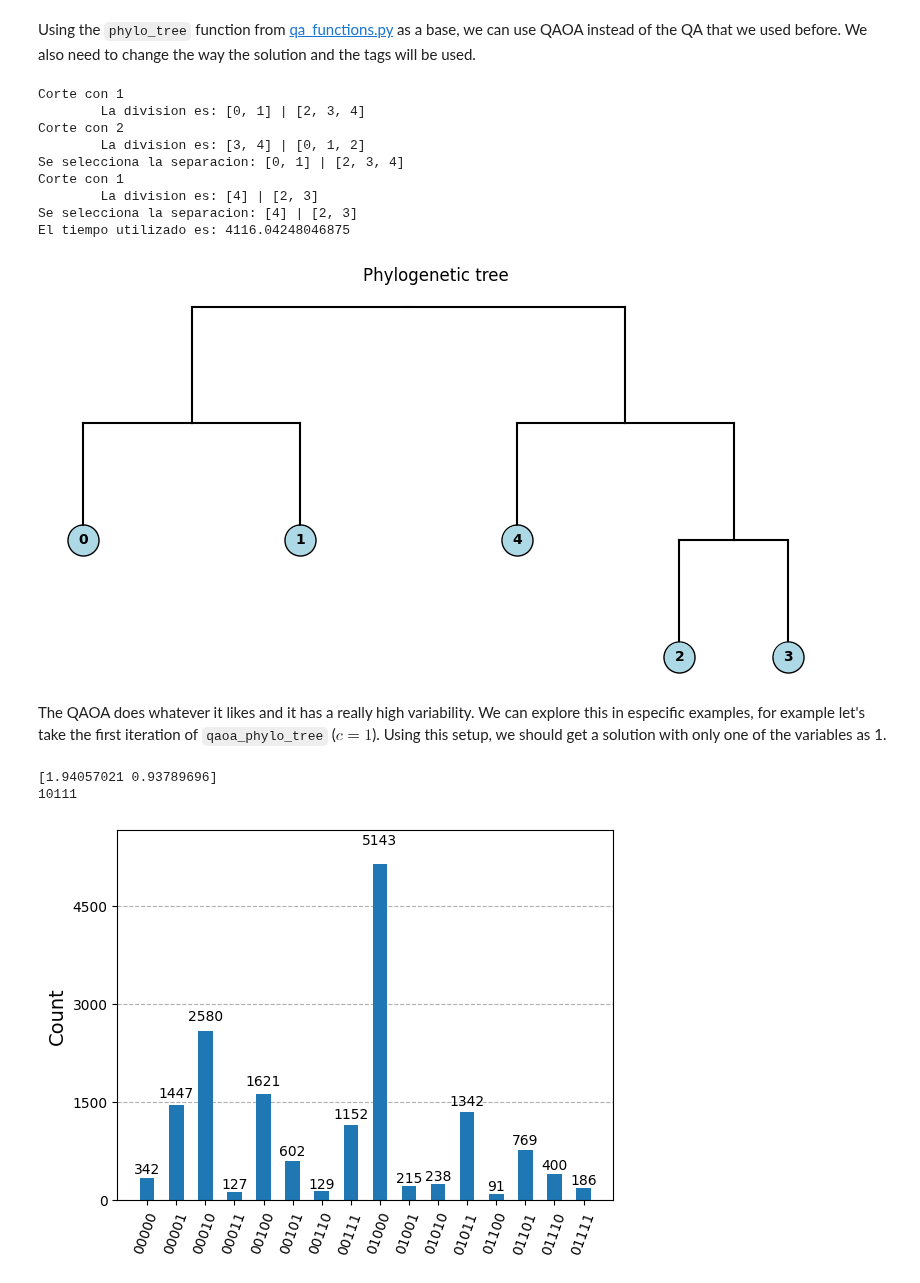
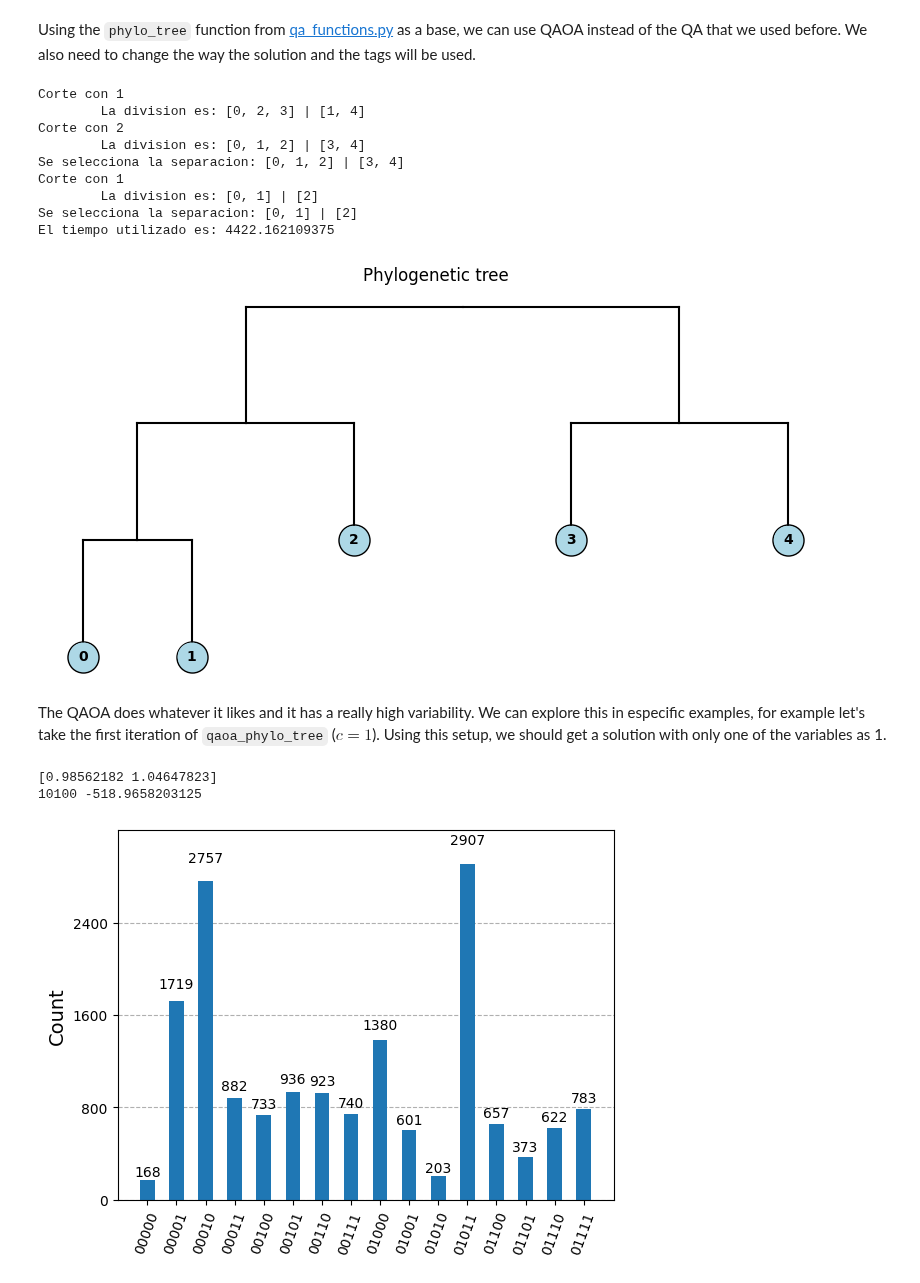
Before and after one commit to Nicofero/PhyloTree_ReConst, a Jupyter notebook: qaoa_phylo_tree.ipynb, the cells around one changed output. Saved outputs shown, nothing was run; the diff lists cells and outputs as text; code cells hidden in the pictures.

```diff
--- a/qaoa_phylo_tree.ipynb
+++ b/qaoa_phylo_tree.ipynb
@@ -74,6 +74,27 @@ def prepare_exp(matrix:np.ndarray,c=0):
 
     return exp
 
+def combine_inverse_keys(original_dict):
+    """
+    Combines the reciprocal solutions as only one solution
+    """
+    new_dict = {}
+
+    for key, value in original_dict.items():
+        # Compute the inverse key
+        inverse_key = ''.join('1' if bit == '0' else '0' for bit in key)
+
+        # Sort the pair to ensure consistent representation
+        combined_key = min(key, inverse_key)
+
+        # Add value to the combined key
+        if combined_key in new_dict:
+            new_dict[combined_key] += value
+        else:
+            new_dict[combined_key] = value
+
+    return new_dict
+
 def get_bes_sol(qc:QuantumCircuit)->dict:
     """   Runs the quantic circuit simulation and returns the value with more counts   """
     sim = AerSimulator()
@@ -87,7 +108,8 @@ def get_bes_sol(qc:QuantumCircuit)->dict:
     job = sampler.run([qc],shots=2048)
     job_result = job.result()
     counts=job_result[0].data.meas.get_counts()
-    best = max(counts,key=counts.get)
+    n_counts = combine_inverse_keys(counts)
+    best = max(n_counts,key=n_counts.get)
     return best
 
 exp = prepare_exp(matrix,c=0)
@@ -195,14 +217,14 @@ print(f'El tiempo utilizado es: {timer}')
 tree.display_tree()
 # %% [output]
 Corte con 1
-        La division es: [0, 1] | [2, 3, 4]
+        La division es: [0, 2, 3] | [1, 4]
 Corte con 2
-        La division es: [3, 4] | [0, 1, 2]
-Se selecciona la separacion: [0, 1] | [2, 3, 4]
+        La division es: [0, 1, 2] | [3, 4]
+Se selecciona la separacion: [0, 1, 2] | [3, 4]
 Corte con 1
-        La division es: [4] | [2, 3]
-Se selecciona la separacion: [4] | [2, 3]
-El tiempo utilizado es: 4116.04248046875
+        La division es: [0, 1] | [2]
+Se selecciona la separacion: [0, 1] | [2]
+El tiempo utilizado es: 4422.162109375
-[figure, old version]
+[figure, new version]
 # %% [markdown]
 The QAOA does whatever it likes and it has a really high variability. We can explore this in especific examples, for example let's take the first iteration of `qaoa_phylo_tree` ($c=1$). Using this setup, we should get a solution with only one of the variables as 1.
@@ -227,23 +231,24 @@ def combine_inverse_keys(original_dict):
 # %%
 problem = prepare_exp(matrix,c=1)
-qaoa = QAOA(problem,5)
+size = max([int(x) for x in re.findall(r'Z([0-9]+)',problem)])+1
+qaoa = QAOA(problem,size,x0=[0.0,0.0],method='COBYLA')
 qaoa.get_opt_circ()
 print(qaoa.param)
 sim = AerSimulator()
 
 # Transpile the circuit for the simulator or real QPU
 qaoa.qc.measure_all()
 qc = transpile(qaoa.qc,sim)
 
 # Run the circuit and collect results
 sampler = SamplerV2()
 job = sampler.run([qaoa.qc],shots=16384)
 job_result = job.result()
 counts=job_result[0].data.meas.get_counts()
-print(max(counts,key=counts.get))
+print(max(counts,key=counts.get),qaoa.min)
 comb_counts = combine_inverse_keys(counts)
 plot_histogram(comb_counts)
 # %% [output]
-[1.94057021 0.93789696]
-10111
+[0.98562182 1.04647823]
+10100 -518.9658203125
-[figure, old version]
+[figure, new version]
```
Also changed, not shown: parts of 8 cells of this notebook, 1 other file.
